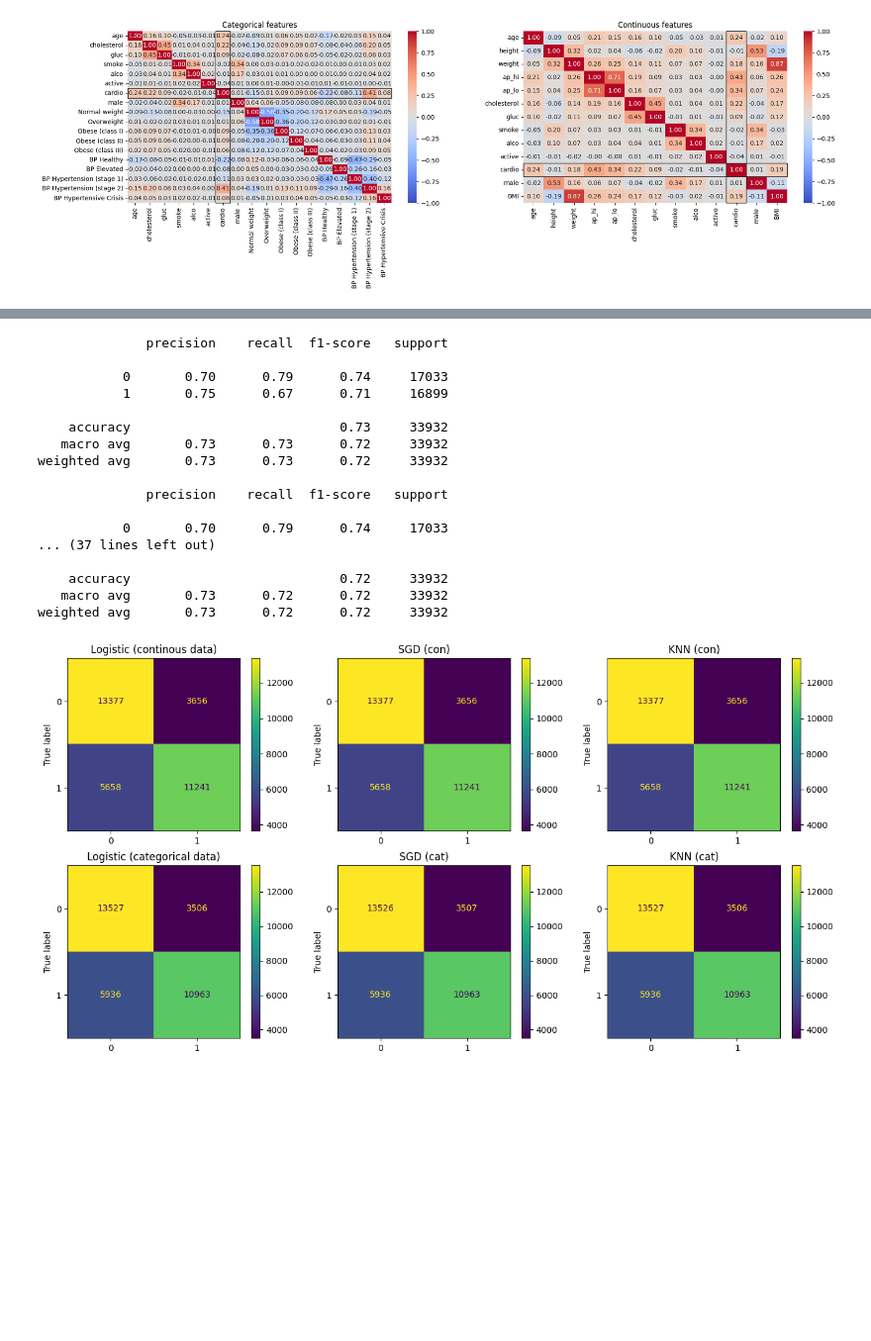
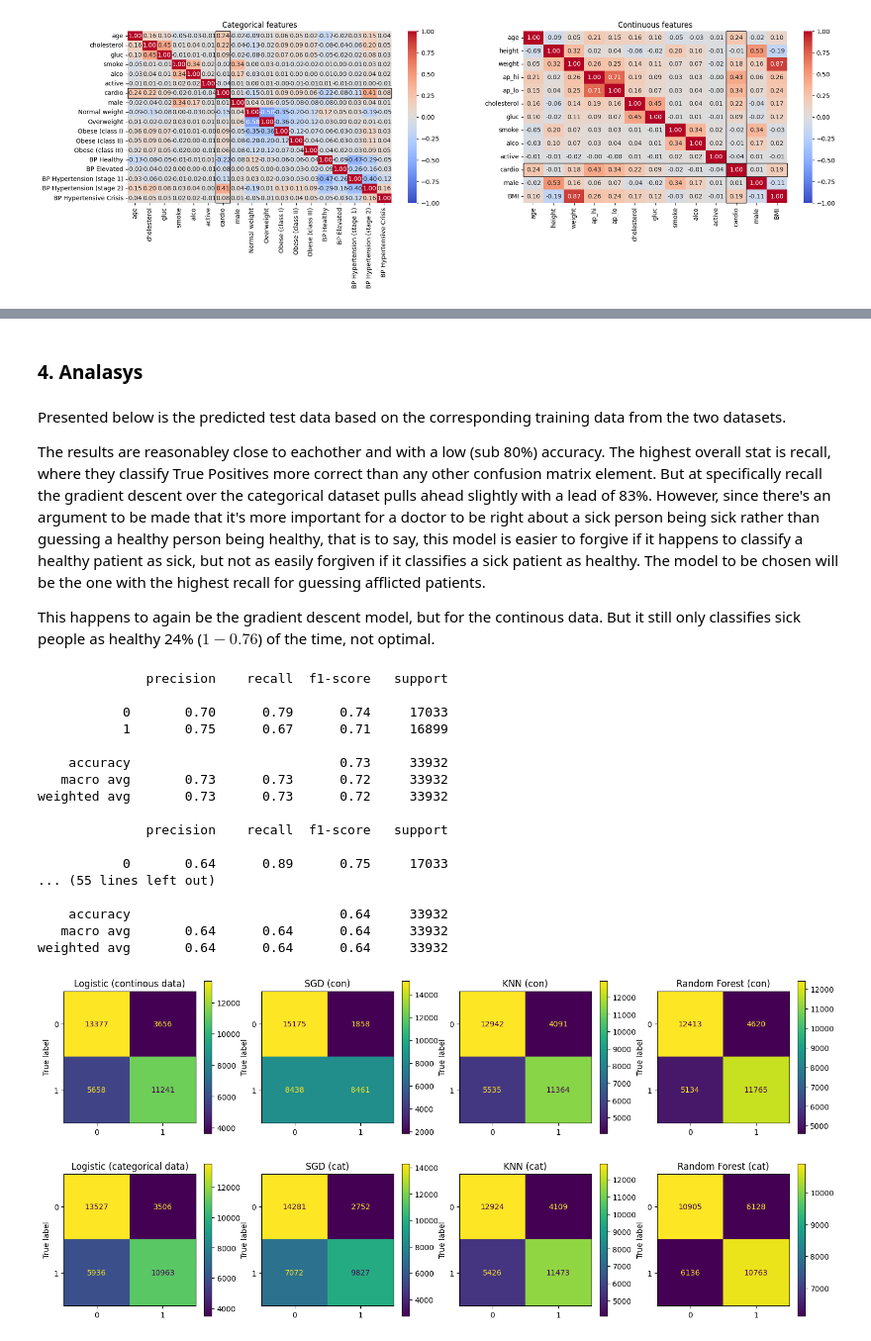
Before and after one commit to nabil0n/MachineLearning-Isak-Andersson, a Jupyter notebook: Labb/upg1.ipynb, the cells around one changed output, grey strips where cells are left out. Shown: that part at 99% size. Cells and saved outputs as stored; diff of their text form; code cells hidden in the pictures; blank space fills up the shorter version.

Commit message:
lab. fix joblib test and rewrite analasys

```diff
--- a/Labb/upg1.ipynb
+++ b/Labb/upg1.ipynb
@@ -108,6 +121,7 @@ from sklearn.preprocessing import MinMaxScaler
 from sklearn.pipeline import make_pipeline
 from sklearn.linear_model import LogisticRegression, SGDClassifier
 from sklearn.neighbors import KNeighborsClassifier
+from sklearn.ensemble import RandomForestClassifier
 
 scaler = MinMaxScaler()
 
@@ -116,15 +130,28 @@ X_cat, X_con, y = df_cat.drop(columns=['cardio'], axis=1), df_con.drop(columns=[
 X_train_cat, X_test_cat, y_train, y_test = train_test_split(X_cat, y, test_size=0.5, random_state=1)
 X_train_con, X_test_con, y_train, y_test = train_test_split(X_con, y, test_size=0.5, random_state=1)
 
-
 pipe_log = make_pipeline(scaler, LogisticRegression(max_iter=10000, penalty='elasticnet', solver='saga', l1_ratio=0.5))
-pipe_sgd = make_pipeline(scaler, SGDClassifier())
+pipe_sgd = make_pipeline(scaler, SGDClassifier(random_state=1))
 pipe_knn = make_pipeline(scaler, KNeighborsClassifier())
+pipe_rf = make_pipeline(scaler, RandomForestClassifier(random_state=1))
 
 param_log = {'logisticregression__C': np.linspace(1, 10, 10).astype(float)}
-param_sgd = {'sgdclassifier__alpha': np.linspace(0.00001, 1, 5).astype(float)}
-param_knn = {'kneighborsclassifier__n_neighbors': np.linspace(1, 20, 10).astype(int)}
+param_sgd = {'sgdclassifier__alpha': np.linspace(0.00001, 1, 6).astype(float)}
+param_knn = {'kneighborsclassifier__n_neighbors': np.linspace(1, 50, 50).astype(int)}
+param_rf = {'randomforestclassifier__n_estimators': [100, 200, 300, 400, 500]}
+
+cv=5
 
 def grid_search_fit(X, y, pipeline, param):
-    grid_cv = GridSearchCV(pipeline, param, cv=5, n_jobs=-1)
+    grid_cv = GridSearchCV(pipeline, param, cv=cv, n_jobs=-1) # n_jobs=-1 uses all available cores. Remove at your own leasure.
+    print(grid_cv.fit(X, y).best_params_)
     return grid_cv.fit(X, y)
+# %%
+y_pred_log_con = grid_search_fit(X_train_con, y_train, pipe_log, param_log).predict(X_test_con)
+y_pred_sgd_con = grid_search_fit(X_train_con, y_train, pipe_sgd, param_sgd).predict(X_test_con)
+y_pred_knn_con = grid_search_fit(X_train_con, y_train, pipe_knn, param_knn).predict(X_test_con)
+y_pred_rf_con = grid_search_fit(X_train_con, y_train, pipe_rf, param_rf).predict(X_test_con)
+y_pred_log_cat = grid_search_fit(X_train_cat, y_train, pipe_log, param_log).predict(X_test_cat)
+y_pred_sgd_cat = grid_search_fit(X_train_cat, y_train, pipe_sgd, param_sgd).predict(X_test_cat)
+y_pred_knn_cat = grid_search_fit(X_train_cat, y_train, pipe_knn, param_knn).predict(X_test_cat)
+y_pred_rf_cat = grid_search_fit(X_train_cat, y_train, pipe_rf, param_rf).predict(X_test_cat)
@@ -131,41 +167,45 @@ def grid_search_fit(X, y, pipeline, param):
+# %% [markdown]
+### 4. Analasys
+# %% [markdown]
+Presented below is the predicted test data based on the corresponding training data from the two datasets.
+
+The results are reasonabley close to eachother and with a low (sub 80%) accuracy. The highest overall stat is recall, where they classify True Positives more correct than any other confusion matrix element. But at specifically recall the gradient descent over the categorical dataset pulls ahead slightly with a lead of 83%. However, since there's an argument to be made that it's more important for a doctor to be right about a sick person being sick rather than guessing a healthy person being healthy, that is to say, this model is easier to forgive if it happens to classify a healthy patient as sick, but not as easily forgiven if it classifies a sick patient as healthy. The model to be chosen will be the one with the highest recall for guessing afflicted patients.
+
+This happens to again be the gradient descent model, but for the continous data. But it still only classifies sick people as healthy 24% ($1-0.76$) of the time, not optimal.
 # %%
 from sklearn.metrics import classification_report, confusion_matrix, ConfusionMatrixDisplay
 
-y_pred_log_con = grid_search_fit(X_train_con, y_train, pipe_log, param_log).predict(X_test_con)
-y_pred_sgd_con = grid_search_fit(X_train_con, y_train, pipe_log, param_log).predict(X_test_con)
-y_pred_knn_con = grid_search_fit(X_train_con, y_train, pipe_log, param_log).predict(X_test_con)
-y_pred_log_cat = grid_search_fit(X_train_cat, y_train, pipe_log, param_log).predict(X_test_cat)
-y_pred_sgd_cat = grid_search_fit(X_train_cat, y_train, pipe_log, param_log).predict(X_test_cat)
-y_pred_knn_cat = grid_search_fit(X_train_cat, y_train, pipe_log, param_log).predict(X_test_cat)
+# print('Classification report for Stochastic Gradient Descent (continous data):')
+# print(classification_report(y_test, y_pred_sgd_con))
 
-for i in [y_pred_log_con, y_pred_log_cat, y_pred_sgd_con, y_pred_sgd_cat, y_pred_knn_con, y_pred_knn_cat]:
+for i in [y_pred_log_con, y_pred_sgd_con, y_pred_knn_con, y_pred_rf_con, y_pred_log_cat, y_pred_sgd_cat, y_pred_knn_cat, y_pred_rf_cat]:
     print(classification_report(y_test, i))
 
-ax, fig = plt.subplots(2, 3, figsize=(16, 8))
+ax, fig = plt.subplots(2, 4, figsize=(18, 8))
 
-for i, ax in zip([y_pred_log_con, y_pred_sgd_con, y_pred_knn_con, y_pred_log_cat, y_pred_sgd_cat, y_pred_knn_cat], fig.flatten()):
+for i, ax in zip([y_pred_log_con, y_pred_sgd_con, y_pred_knn_con, y_pred_rf_con, y_pred_log_cat, y_pred_sgd_cat, y_pred_knn_cat, y_pred_rf_cat], fig.flatten()):
     ConfusionMatrixDisplay(confusion_matrix(y_test, i)).plot(ax=ax)
 
-labels = ['Logistic (continous data)', 'SGD (con)', 'KNN (con)', 'Logistic (categorical data)', 'SGD (cat)', 'KNN (cat)']
+labels = ['Logistic (continous data)', 'SGD (con)', 'KNN (con)', 'Random Forest (con)', 'Logistic (categorical data)', 'SGD (cat)', 'KNN (cat)', 'Random Forest (cat)']
 for i, ax in enumerate(fig.flatten()):
     ax.set_title(labels[i])
     ax.set_xlabel('')
 # %% [output]
               precision    recall  f1-score   support
 
            0       0.70      0.79      0.74     17033
            1       0.75      0.67      0.71     16899
 
     accuracy                           0.73     33932
    macro avg       0.73      0.73      0.72     33932
 weighted avg       0.73      0.73      0.72     33932
 
               precision    recall  f1-score   support
 
-           0       0.70      0.79      0.74     17033
-... (37 lines left out)
+           0       0.64      0.89      0.75     17033
+... (55 lines left out)
 
-    accuracy                           0.72     33932
-   macro avg       0.73      0.72      0.72     33932
-weighted avg       0.73      0.72      0.72     33932
+    accuracy                           0.64     33932
+   macro avg       0.64      0.64      0.64     33932
+weighted avg       0.64      0.64      0.64     33932
-[figure, old version]
+[figure, new version]
```
Also changed, not shown: parts of 15 cells of this notebook.
